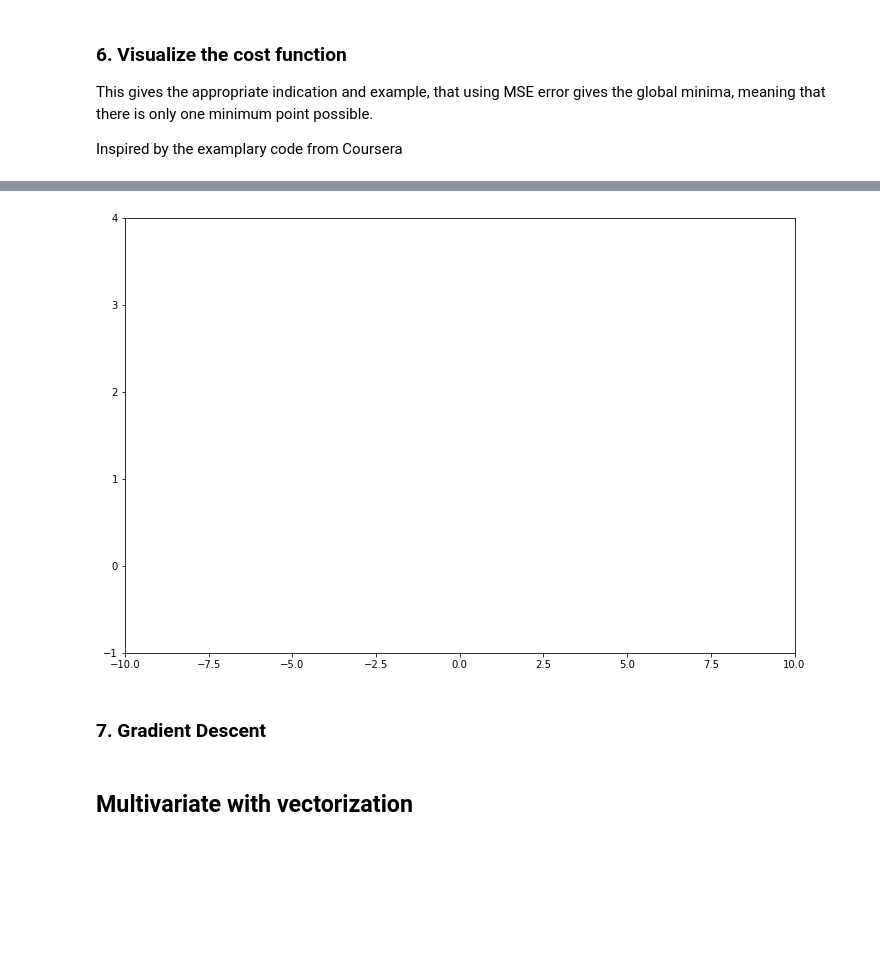
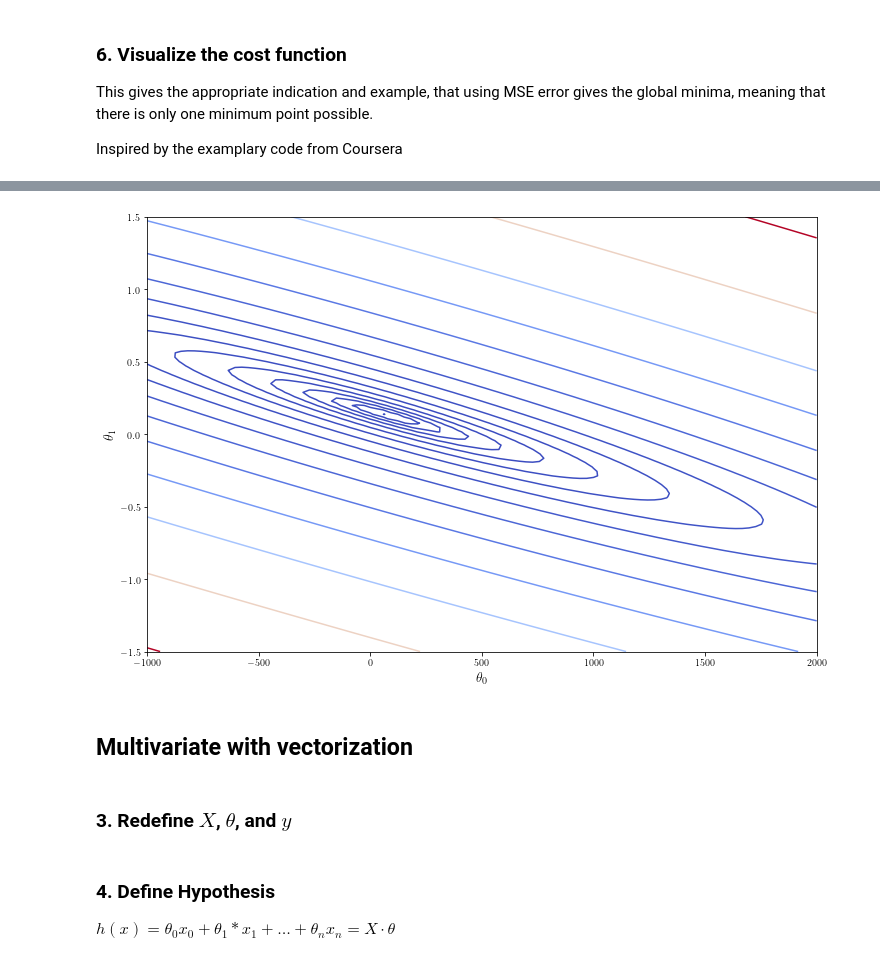
Before and after one commit to Jae0143/linear_regression, a Jupyter notebook: linear_regression_implement.ipynb, the cells around one changed output, grey strips where cells are left out. Drawn from its saved outputs; the diff is of its cells as text; code cells hidden in the pictures; blank space fills up the shorter version.

```diff
--- a/linear_regression_implement.ipynb
+++ b/linear_regression_implement.ipynb
@@ -96,3 +22,5 @@ df_2 = pd.read_csv("./ex1data2.txt", names = ["Size of the house (in sq. ft.)",
+# %%
+df_2.iloc[:, 2] = df_2.loc[:, "Price of the house (in \$1000s)"].div(1000)
 # %%
 df_2.head()
 # %% [output]
@@ -105,2 +32,0 @@ df_2.head()
-# %%
-m, n = df_2.shape
@@ -118,3 +35,5 @@ print(n)
+# %%
+axis_font_size = 14
 # %%
 width, height = [7,7]
 fig = plt.figure(figsize=(width,height))
@@ -177,8 +94,8 @@ This gives the appropriate indication and example, that using MSE error gives th
 Inspired by the examplary code from Coursera
 # %%
 # Define the range of theta 0 and theta 1, where the cost will be visualized
-theta0_val = np.linspace(-10, 10, 100)
-theta1_val = np.linspace(-1, 4, 100)
+theta0_val = np.linspace(-1000, 2000, 100)
+theta1_val = np.linspace(-1.5, 1.5, 100)
 
 # Set up zero matrix, so that the combination of each theta 0 and theta 1 can generate the error
 J_vals = np.zeros((theta0_val.size, theta1_val.size))
@@ -187,3 +104,4 @@ for i in range(theta0_val.size):
     for j in range(theta1_val.size):
         theta = [theta0_val[i], theta1_val[j]]
         J_vals[i, j] = uni_mse(x, y, theta)
+J_vals = np.matrix.transpose(J_vals)
@@ -198,11 +125,14 @@ plt.show()
 # %%
 X, Y = np.meshgrid(theta0_val, theta1_val)
 fig,ax=plt.subplots(1,1, figsize=(12,8))
-ax.contour(X, Y, J_vals, np.logspace(-2, 3))
+contour = ax.contour(X, Y, J_vals, np.logspace(-5, 7),  cmap = cm.coolwarm)
+ax.set_xlabel(r'$\theta_0$', fontsize=axis_font_size)
+ax.set_ylabel(r'$\theta_1$', fontsize=axis_font_size)
+plt.savefig("contour_cost_actual", dpi = 300)
 plt.show()
 # %% [output]
-[figure, old version]
+[figure, new version]
-# %% [markdown]
-### 7. Gradient Descent
 # %% [markdown]
 ## Multivariate with vectorization
+# %% [markdown]
+### 3. Redefine $X$, $\theta$, and $y$
@@ -208,0 +145,3 @@ plt.show()
+# %% [markdown]
+### 4. Define Hypothesis
+$h(x) = \theta_0x_0 + \theta_1 * x_1 +\ldots+\theta_nx_n = X \cdot \theta $
```
Also changed, not shown: parts of 37 cells of this notebook, 6 other files.
